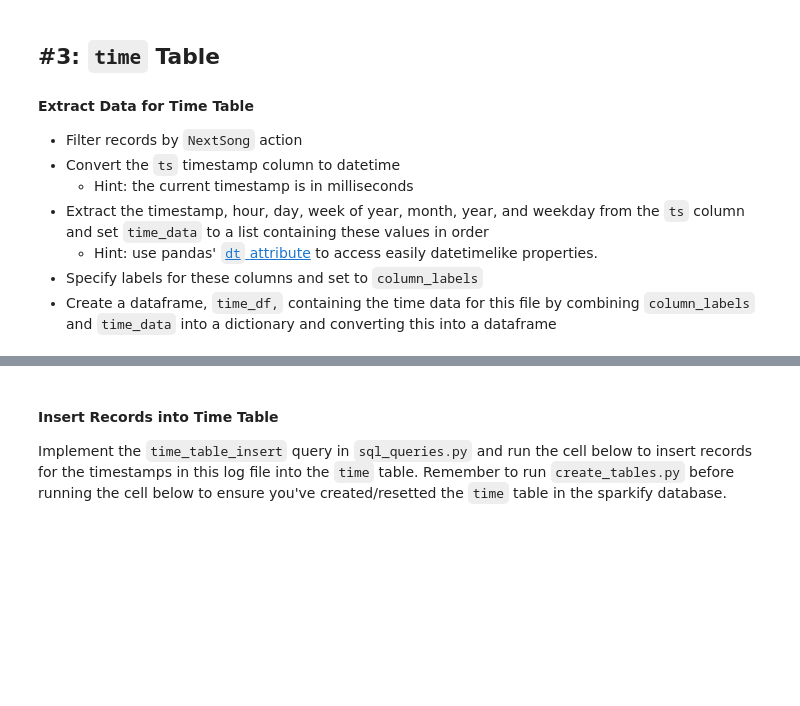
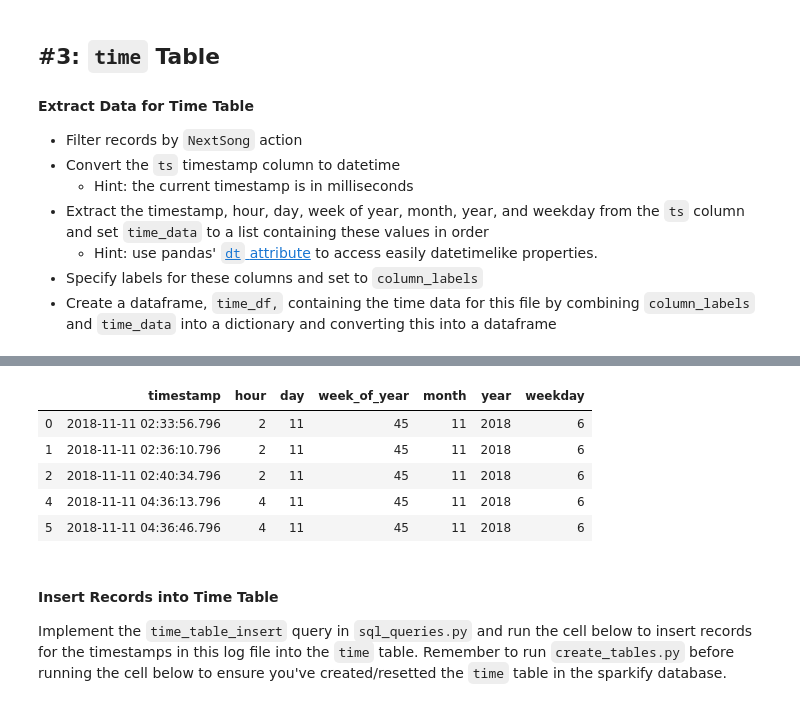
Before and after one commit to michaeleby1/sparkify-postgres, a Jupyter notebook: etl.ipynb, the cells around one changed output, grey strips where cells are left out. Saved outputs shown, nothing was run; the diff lists cells and outputs as text; code cells hidden in the pictures; blank space fills up the shorter version.

```diff
--- a/etl.ipynb
+++ b/etl.ipynb
@@ -123,6 +141,20 @@ column_labels = ()
+# %%
+# hour, day, week of year, month, year
+time_data = (df['ts'], df['ts'].dt.hour, df['ts'].dt.day, df['ts'].dt.week,
+             df['ts'].dt.month, df['ts'].dt.year, df['ts'].dt.weekday)
+column_labels = ('timestamp', 'hour', 'day', 'week_of_year', 'month', 'year', 'weekday')
+
+data = dict(zip(column_labels, time_data))
 # %%
-time_df =
+time_df = pd.DataFrame(data)
 time_df.head()
+# %% [output]
+|  | timestamp | hour | day | week_of_year | month | year | weekday |
+| 0 | 2018-11-11 02:33:56.796 | 2 | 11 | 45 | 11 | 2018 | 6 |
+| 1 | 2018-11-11 02:36:10.796 | 2 | 11 | 45 | 11 | 2018 | 6 |
+| 2 | 2018-11-11 02:40:34.796 | 2 | 11 | 45 | 11 | 2018 | 6 |
+| 4 | 2018-11-11 04:36:13.796 | 4 | 11 | 45 | 11 | 2018 | 6 |
+| 5 | 2018-11-11 04:36:46.796 | 4 | 11 | 45 | 11 | 2018 | 6 |
 # %% [markdown]
 #### Insert Records into Time Table
 Implement the `time_table_insert` query in `sql_queries.py` and run the cell below to insert records for the timestamps in this log file into the `time` table. Remember to run `create_tables.py` before running the cell below to ensure you've created/resetted the `time` table in the sparkify database.
```
Also changed, not shown: parts of 14 cells of this notebook, 2 other files.
